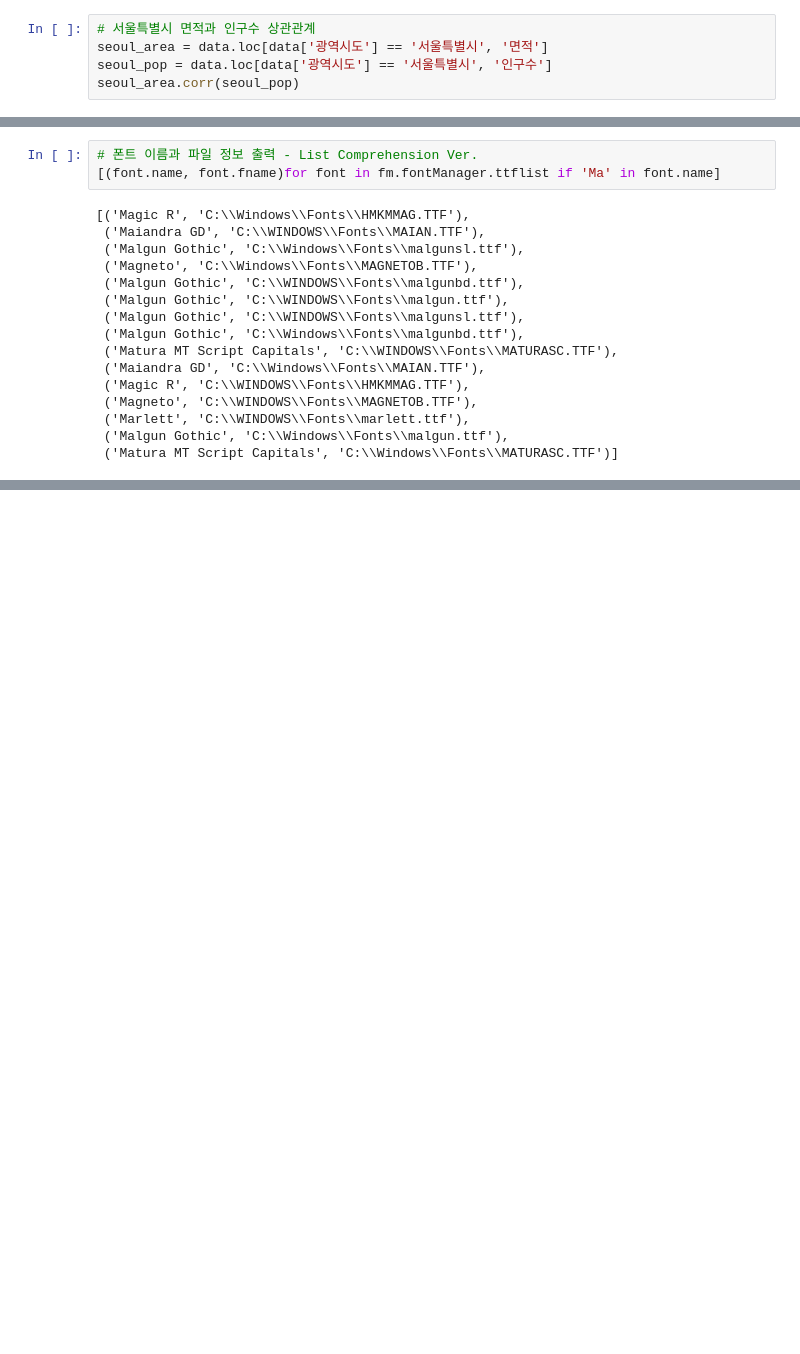
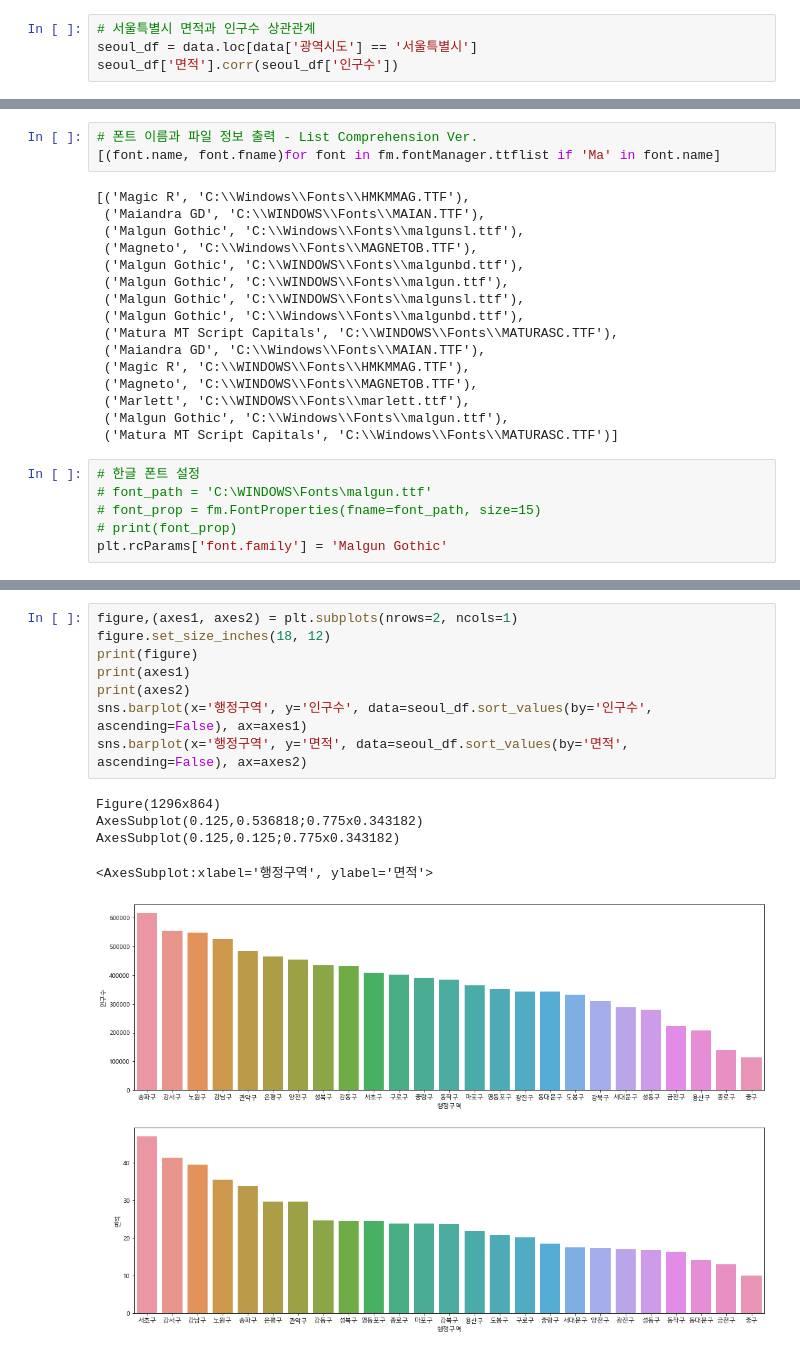
Before and after one commit to NestVail/python_webscraping, a Jupyter notebook: 행정구역정보분석.ipynb, the cells around one changed output, grey strips where cells are left out. Saved outputs shown, nothing was run; the diff lists cells and outputs as text; blank space fills up the shorter version.

```diff
--- a/행정구역정보분석.ipynb
+++ b/행정구역정보분석.ipynb
@@ -334,9 +334,8 @@ data['면적'].corr(data['인구수'])
 * 상관계수를 구하고 그 값을 표 형식으로 깔끔하게 출력
 # %%
 # 서울특별시 면적과 인구수 상관관계
-seoul_area = data.loc[data['광역시도'] == '서울특별시', '면적']
-seoul_pop = data.loc[data['광역시도'] == '서울특별시', '인구수']
-seoul_area.corr(seoul_pop)
+seoul_df = data.loc[data['광역시도'] == '서울특별시']
+seoul_df['면적'].corr(seoul_df['인구수'])
 # %% [output]
 0.6644268188909778
 # %%
@@ -548,3 +547,9 @@ seaborn  0.11.2
  ('Marlett', 'C:\\WINDOWS\\Fonts\\marlett.ttf'),
  ('Malgun Gothic', 'C:\\Windows\\Fonts\\malgun.ttf'),
  ('Matura MT Script Capitals', 'C:\\Windows\\Fonts\\MATURASC.TTF')]
+# %%
+# 한글 폰트 설정
+# font_path = 'C:\WINDOWS\Fonts\malgun.ttf'
+# font_prop = fm.FontProperties(fname=font_path, size=15)
+# print(font_prop)
+plt.rcParams['font.family'] = 'Malgun Gothic'
@@ -550,0 +566,14 @@ seaborn  0.11.2
+# %%
+figure,(axes1, axes2) = plt.subplots(nrows=2, ncols=1)
+figure.set_size_inches(18, 12)
+print(figure)
+print(axes1)
+print(axes2)
+sns.barplot(x='행정구역', y='인구수', data=seoul_df.sort_values(by='인구수', ascending=False), ax=axes1)
+sns.barplot(x='행정구역', y='면적', data=seoul_df.sort_values(by='면적', ascending=False), ax=axes2)
+# %% [output]
+Figure(1296x864)
+AxesSubplot(0.125,0.536818;0.775x0.343182)
+AxesSubplot(0.125,0.125;0.775x0.343182)
+<AxesSubplot:xlabel='행정구역', ylabel='면적'>
+[figure, added]
```
Also changed, not shown: parts of 3 cells of this notebook.
